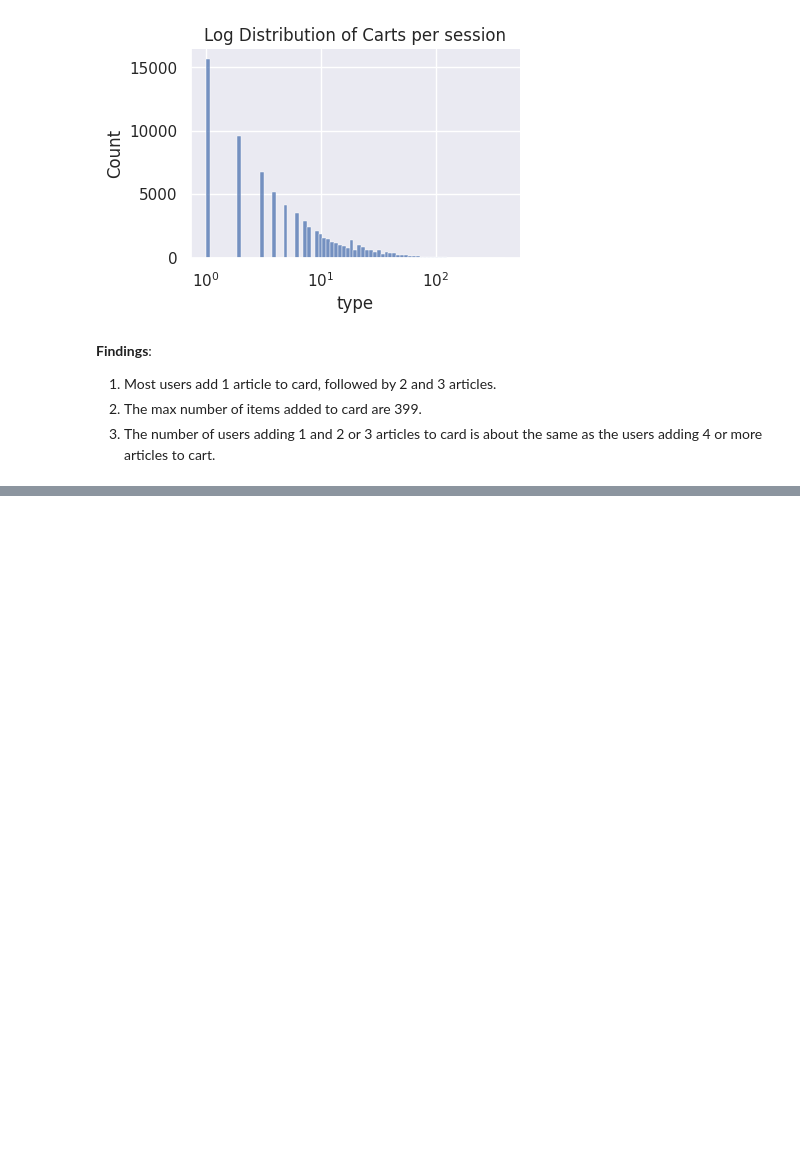
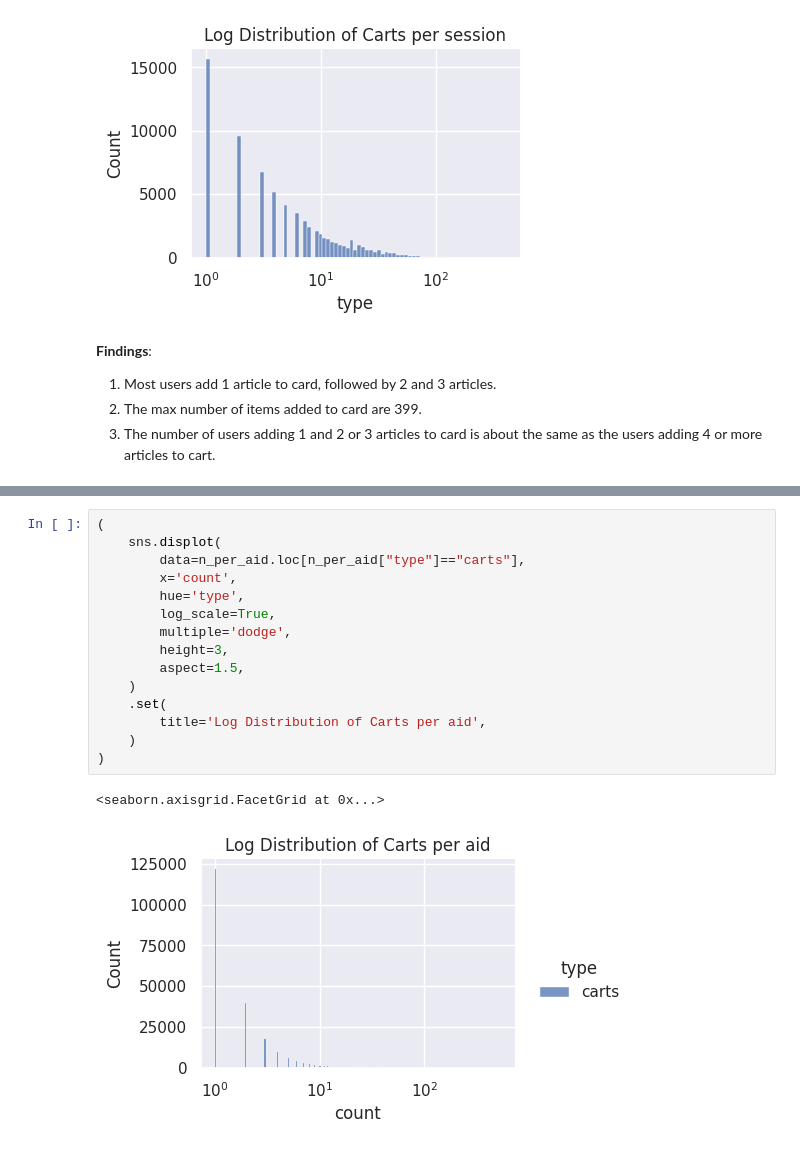
Before and after one commit to a-sharma06/recsys_otto, a Jupyter notebook: otto-eda-exploratory-data-analysis.ipynb, the cells around one changed output, grey strips where cells are left out. Cells and saved outputs as stored; diff of their text form; blank space fills up the shorter version.

```diff
--- a/otto-eda-exploratory-data-analysis.ipynb
+++ b/otto-eda-exploratory-data-analysis.ipynb
@@ -284,0 +352,18 @@ Name: count, dtype: int64
+# %%
+(
+    sns.displot(
+        data=n_per_aid.loc[n_per_aid["type"]=="carts"],
+        x='count',
+        hue='type',
+        log_scale=True,
+        multiple='dodge',
+        height=3,
+        aspect=1.5,
+    )
+    .set(
+        title='Log Distribution of Carts per aid',
+    )
+)
+# %% [output]
+<seaborn.axisgrid.FacetGrid at 0x...>
+[figure, added]
```
Also changed, not shown: parts of 9 cells of this notebook.
